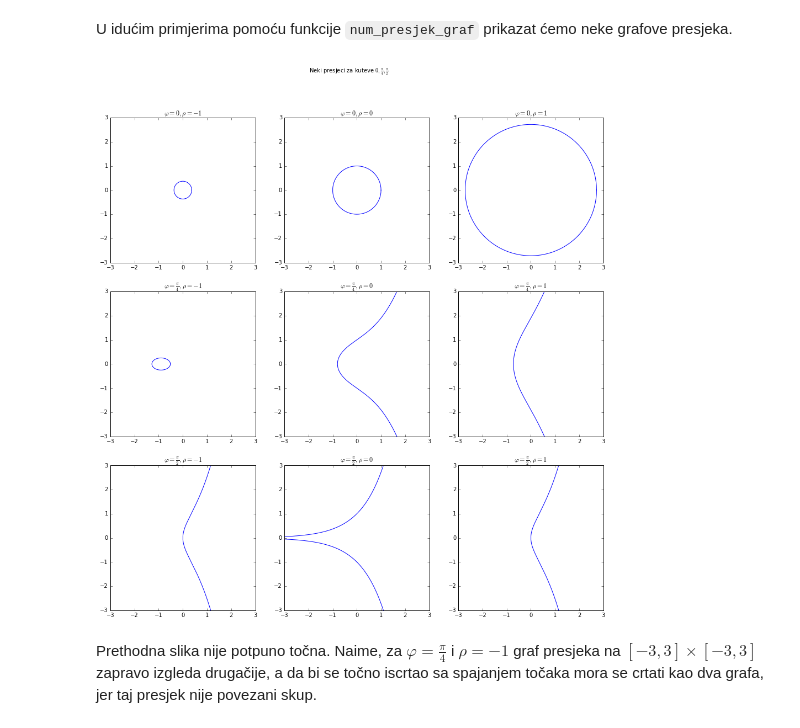
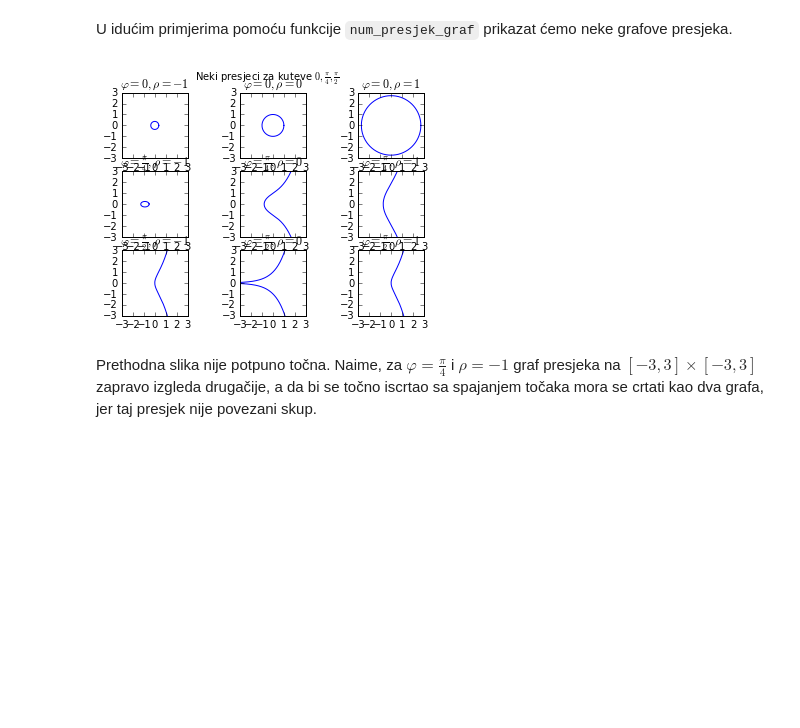
Before and after one commit to DavorPenzar/ms_zadaca1, a Jupyter notebook: zadaca1.ipynb, the cells around one changed output. Cells and saved outputs as stored; diff of their text form; code cells hidden in the pictures; blank space fills up the shorter version.

```diff
--- a/zadaca1.ipynb
+++ b/zadaca1.ipynb
@@ -1162,38 +1155,38 @@ phi_txt = ['0', r"\frac{\pi}{4}", r"\frac{\pi}{2}"]
 rho_txt = ['{- 1}', '0', '1']
 
 # Slika grafova
-fig, axes = plt.subplots(3, 3, figsize = (16, 16))
+fig, axes = plt.subplots(3, 3)
 
 # Naslov slike
 fig.suptitle('Neki presjeci za kuteve $ {0:s} , {1:s} , {2:s} $'.
                  format(*tuple(phi_txt)))
 
 # Crtanje grafova
 for i in range(9):
     # Deduciranje podrucja crtanja grafa
     n = num_presjek_nult(phi[i // 3], rho[i % 3])
     if len(n) < 2:
         xmax = 3
     else:
         xmax = abs(max(n.min(), n.max(), key = abs))
 
     # Konstruiranje grafa
     axes[i // 3, i % 3].set_xlim(-3, 3)
     axes[i // 3, i % 3].set_ylim(-3, 3)
     axes[i // 3, i % 3].set_aspect('equal')
     axes[i // 3, i % 3].set_title(r"$ \varphi = {0:s}, \rho = {1:s} $".
                                       format(phi_txt[i // 3], rho_txt[i % 3]))
 
     # Crtanje grafa
     num_presjek_graf(phi[i // 3], rho[i % 3],
                      ax = axes[i // 3, i % 3],
-                     x = np.linspace(-3, xmax, 1024),
+                     xdata = np.linspace(-3, xmax, 1024),
                      close = (len(n) == 2))
 
 # Prikaz grafova
 plt.show()
 # %% [output]
-[figure, old version]
+[figure, new version]
 # %% [markdown]
 Prethodna slika nije potpuno točna. Naime, za $ \varphi = \frac{\pi}{4} $ i $ \rho = {- 1} $ graf presjeka na $ \left[ {- 3} , 3 \right] \times \left[ {- 3} , 3 \right] $ zapravo izgleda drugačije, a da bi se točno iscrtao sa spajanjem točaka mora se crtati kao dva grafa, jer taj presjek nije povezani skup.
 # %%
```
Also changed, not shown: parts of 28 cells of this notebook.
